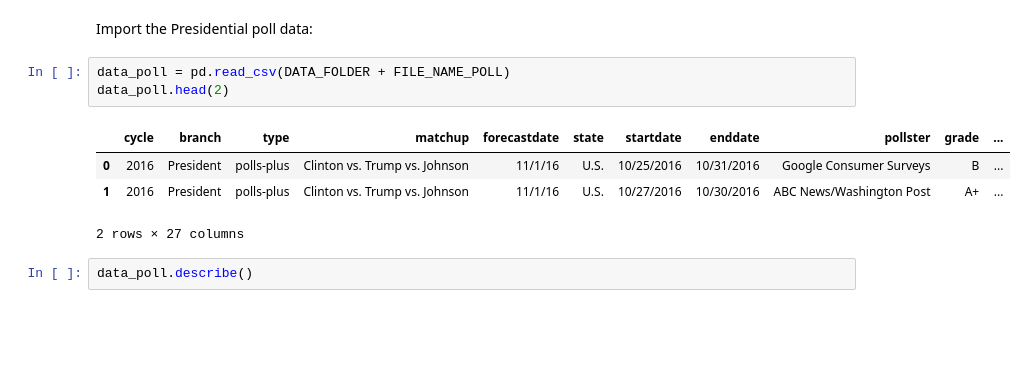
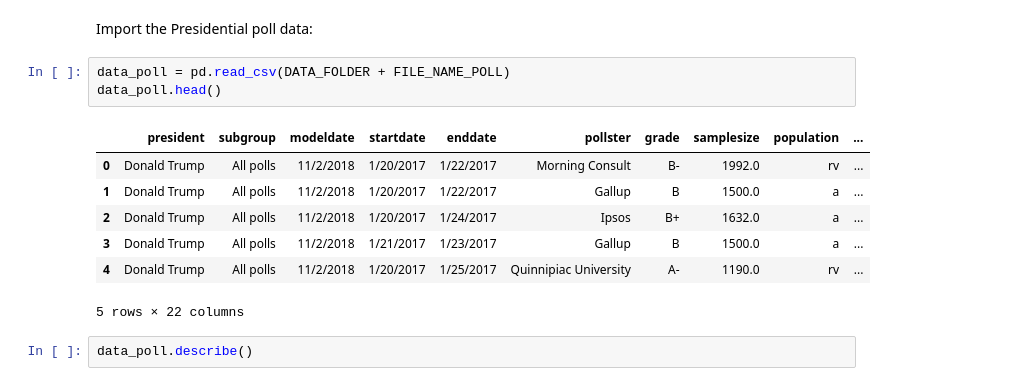
Before and after one commit to Jprost/ADA-Proj-18, a Jupyter notebook: Poll_Description_Analysis.ipynb, the cells around one changed output. Drawn from its saved outputs; the diff is of its cells as text; blank space fills up the shorter version.

Commit message:
Trump Approval Rate correllation with tweet (same fashion as Poll_description_analysis

```diff
--- a/Poll_Description_Analysis.ipynb
+++ b/Poll_Description_Analysis.ipynb
@@ -49,12 +49,15 @@ The Dataset contains the following columns:
 Import the Presidential poll data:
 # %%
 data_poll = pd.read_csv(DATA_FOLDER + FILE_NAME_POLL)
-data_poll.head(2)
+data_poll.head()
 # %% [output]
-|  | cycle | branch | type | matchup | forecastdate | state | startdate | enddate | pollster | grade | ... |
-| 0 | 2016 | President | polls-plus | Clinton vs. Trump vs. Johnson | 11/1/16 | U.S. | 10/25/2016 | 10/31/2016 | Google Consumer Surveys | B | ... |
-| 1 | 2016 | President | polls-plus | Clinton vs. Trump vs. Johnson | 11/1/16 | U.S. | 10/27/2016 | 10/30/2016 | ABC News/Washington Post | A+ | ... |
+|  | president | subgroup | modeldate | startdate | enddate | pollster | grade | samplesize | population | ... |
+| 0 | Donald Trump | All polls | 11/2/2018 | 1/20/2017 | 1/22/2017 | Morning Consult | B- | 1992.0 | rv | ... |
+| 1 | Donald Trump | All polls | 11/2/2018 | 1/20/2017 | 1/22/2017 | Gallup | B | 1500.0 | a | ... |
+| 2 | Donald Trump | All polls | 11/2/2018 | 1/20/2017 | 1/24/2017 | Ipsos | B+ | 1632.0 | a | ... |
+| 3 | Donald Trump | All polls | 11/2/2018 | 1/21/2017 | 1/23/2017 | Gallup | B | 1500.0 | a | ... |
+| 4 | Donald Trump | All polls | 11/2/2018 | 1/20/2017 | 1/25/2017 | Quinnipiac University | A- | 1190.0 | rv | ... |
-2 rows × 27 columns
+5 rows × 22 columns
 # %%
 data_poll.describe()
 # %% [output]
```
Also changed, not shown: 1 other file.
